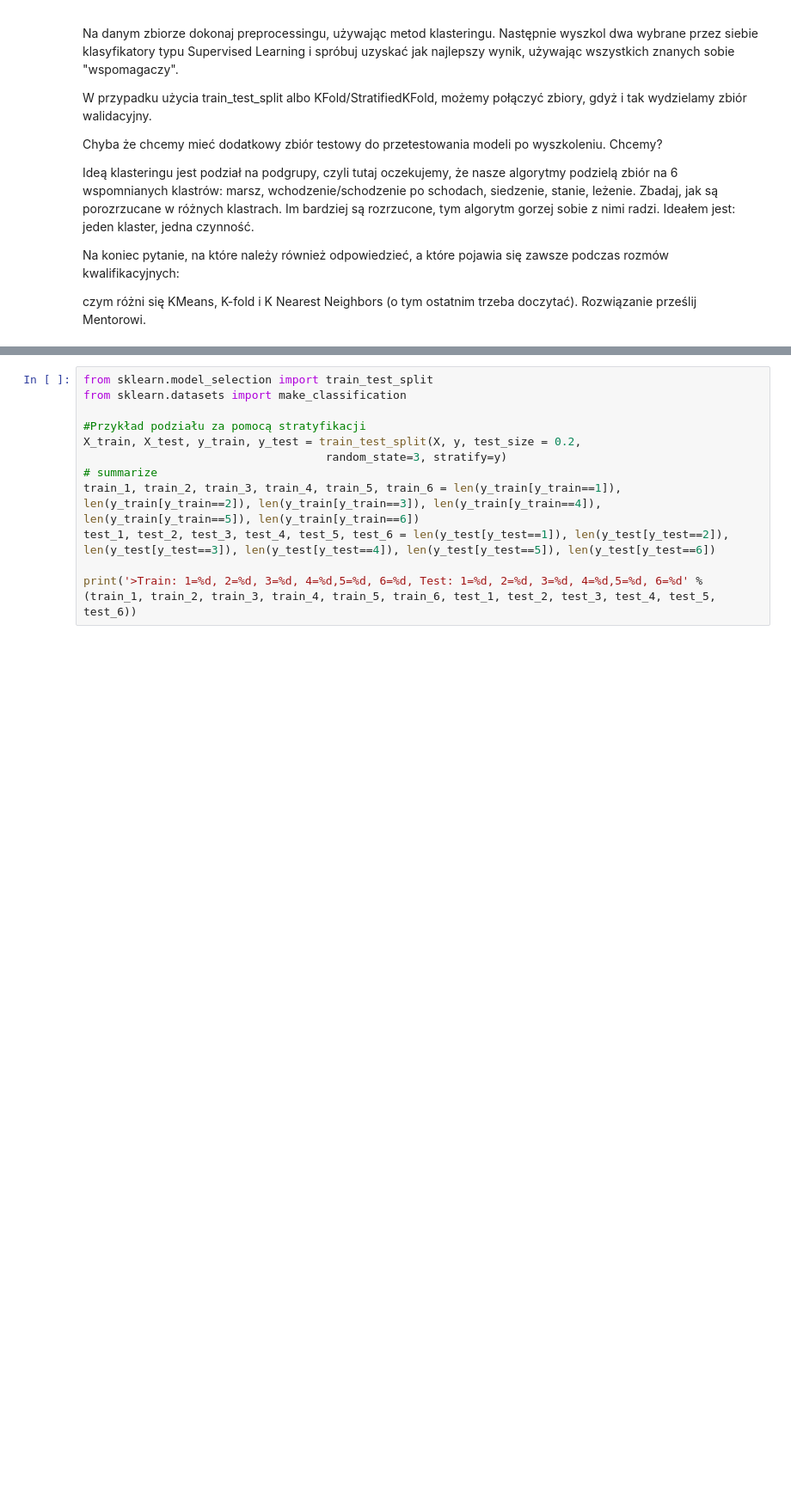
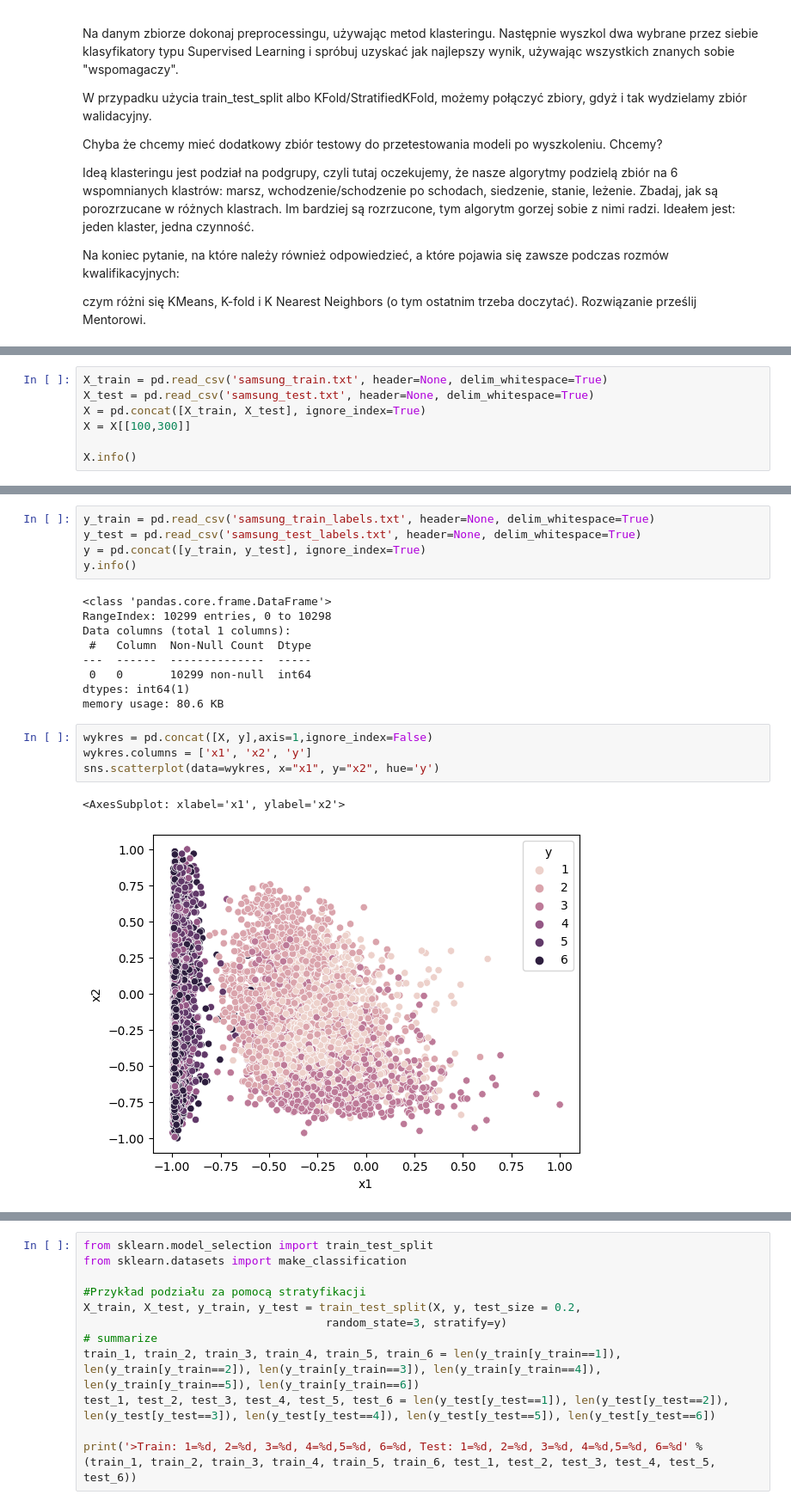
Before and after one commit to magdalenaszczesna93/modul_16, a Jupyter notebook: 16.4_Zadanie_porownanie_metod_klasteringu.ipynb, the cells around one changed output, grey strips where cells are left out. Shown at 86% size. Cells and saved outputs as stored; diff of their text form; blank space fills up the shorter version.

Commit message:
modified data to numpy

```diff
--- a/16.4_Zadanie_porownanie_metod_klasteringu.ipynb
+++ b/16.4_Zadanie_porownanie_metod_klasteringu.ipynb
@@ -396,0 +102,7 @@ wynik kroswalidacji:  [0.82427184 0.75776699 0.82815534 0.81262136 0.83827101]
+# %%
+X_train = pd.read_csv('samsung_train.txt', header=None, delim_whitespace=True)
+X_test = pd.read_csv('samsung_test.txt', header=None, delim_whitespace=True)
+X = pd.concat([X_train, X_test], ignore_index=True)
+X = X[[100,300]]
+
+X.info()
@@ -396,0 +119,21 @@ wynik kroswalidacji:  [0.82427184 0.75776699 0.82815534 0.81262136 0.83827101]
+# %%
+y_train = pd.read_csv('samsung_train_labels.txt', header=None, delim_whitespace=True)
+y_test = pd.read_csv('samsung_test_labels.txt', header=None, delim_whitespace=True)
+y = pd.concat([y_train, y_test], ignore_index=True)
+y.info()
+# %% [output]
+<class 'pandas.core.frame.DataFrame'>
+RangeIndex: 10299 entries, 0 to 10298
+Data columns (total 1 columns):
+ #   Column  Non-Null Count  Dtype
+---  ------  --------------  -----
+ 0   0       10299 non-null  int64
+dtypes: int64(1)
+memory usage: 80.6 KB
+# %%
+wykres = pd.concat([X, y],axis=1,ignore_index=False)
+wykres.columns = ['x1', 'x2', 'y']
+sns.scatterplot(data=wykres, x="x1", y="x2", hue='y')
+# %% [output]
+<AxesSubplot: xlabel='x1', ylabel='x2'>
+[figure, added]
```
Also changed, not shown: parts of 95 cells of this notebook.
